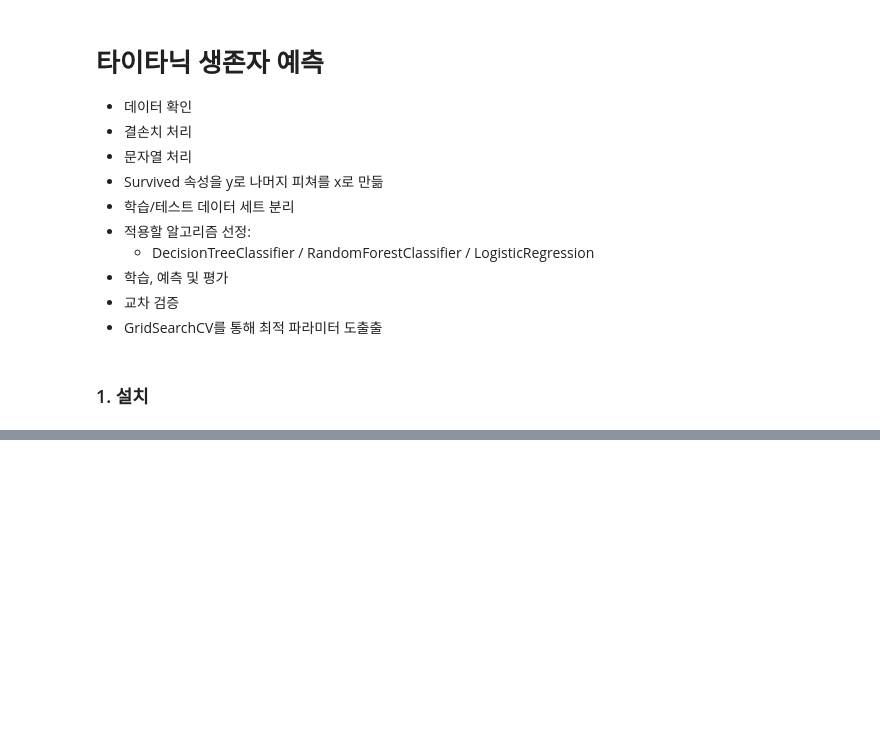
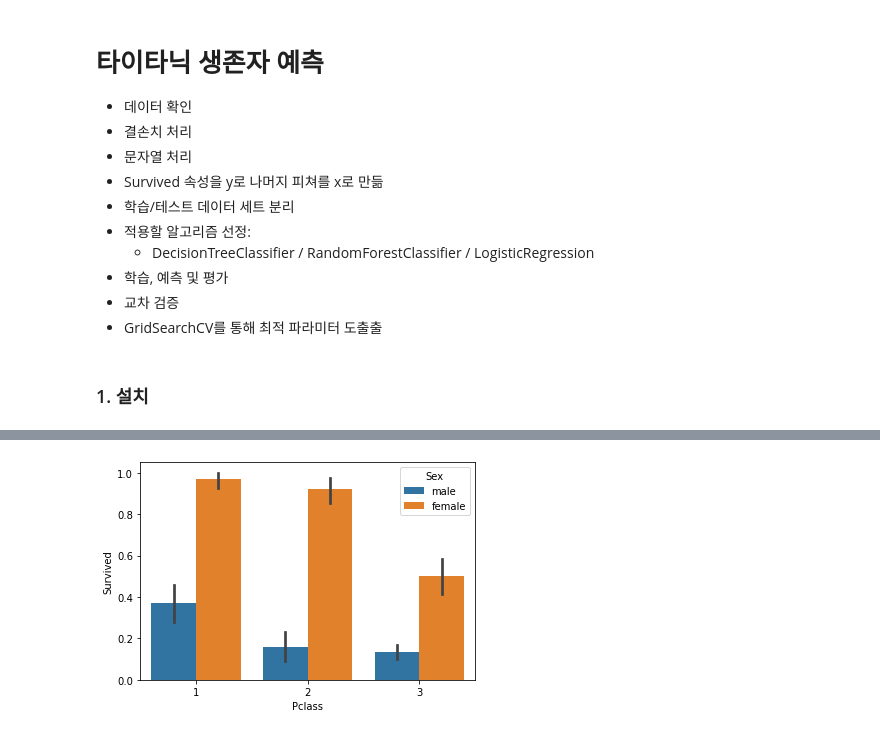
Before and after one commit to chereen228/Machine-Learning, a Jupyter notebook: 01.Introduction/08_타이타닉분류.ipynb, the cells around one changed output, grey strips where cells are left out. Drawn from its saved outputs; the diff is of its cells as text; code cells hidden in the pictures; blank space fills up the shorter version.

```diff
--- a/01.Introduction/08_타이타닉분류.ipynb
+++ b/01.Introduction/08_타이타닉분류.ipynb
@@ -28,0 +124,4 @@ from sklearn.tree import DecisionTreeClassifier
+# %%
+sns.barplot(x='Pclass', y='Survived', hue='Sex', data=titanic_df);
+# %% [output]
+[figure, added]
```
Also changed, not shown: parts of 75 cells of this notebook.
